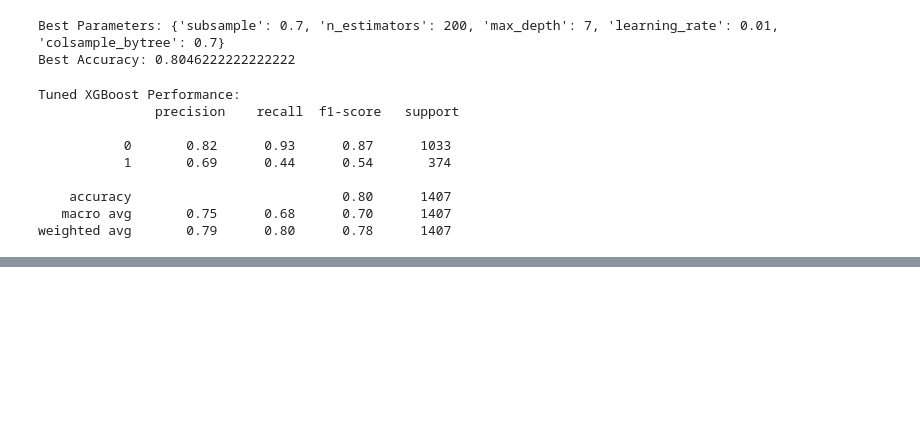
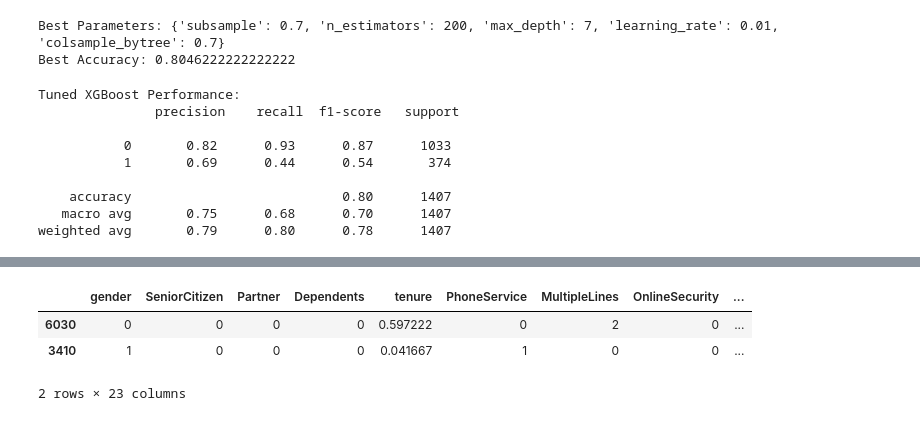
Before and after one commit to sriram-contributor/my-portfolio, a Jupyter notebook: Project 1 - Customer Churn Prediction/Data Preprocessing & Machine Learning.ipynb, the cells around one changed output, grey strips where cells are left out. Drawn from its saved outputs; the diff is of its cells as text; code cells hidden in the pictures; blank space fills up the shorter version.

```diff
--- a/Project 1 - Customer Churn Prediction/Data Preprocessing & Machine Learning.ipynb
+++ b/Project 1 - Customer Churn Prediction/Data Preprocessing & Machine Learning.ipynb
@@ -863,0 +916,7 @@ weighted avg       0.79      0.80      0.78      1407
+# %%
+X_train.head(2)
+# %% [output]
+|  | gender | SeniorCitizen | Partner | Dependents | tenure | PhoneService | MultipleLines | OnlineSecurity | ... |
+| 6030 | 0 | 0 | 0 | 0 | 0.597222 | 0 | 2 | 0 | ... |
+| 3410 | 1 | 0 | 0 | 0 | 0.041667 | 1 | 0 | 0 | ... |
+2 rows × 23 columns
```
Also changed, not shown: parts of 44 cells of this notebook, 2 other files.
